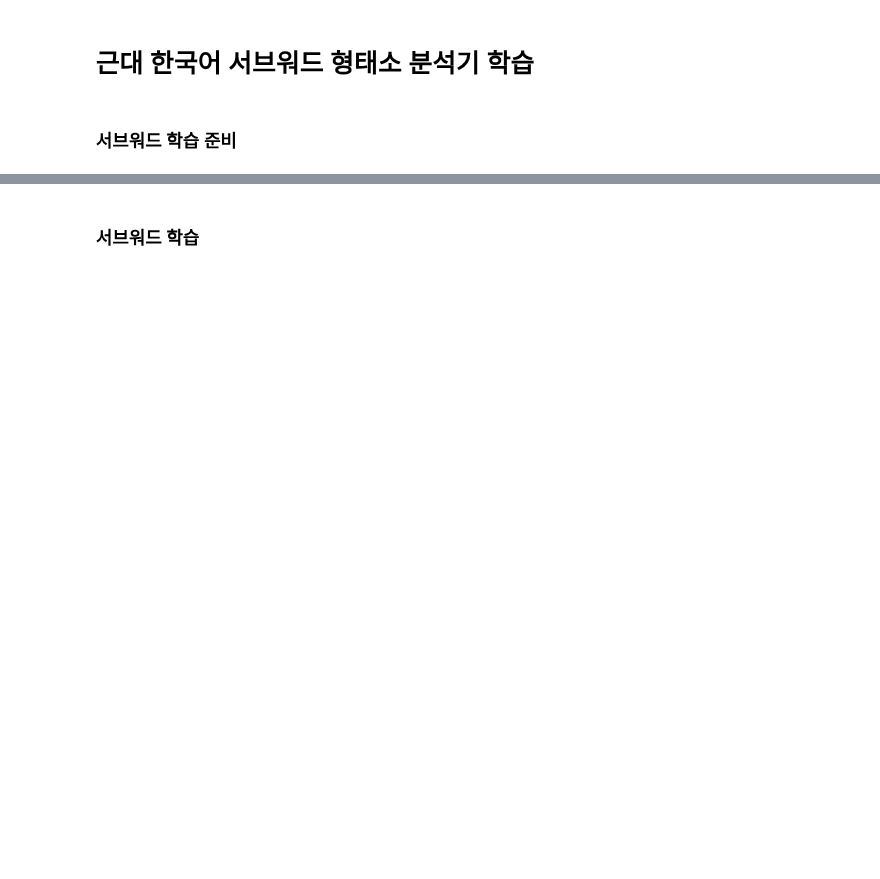
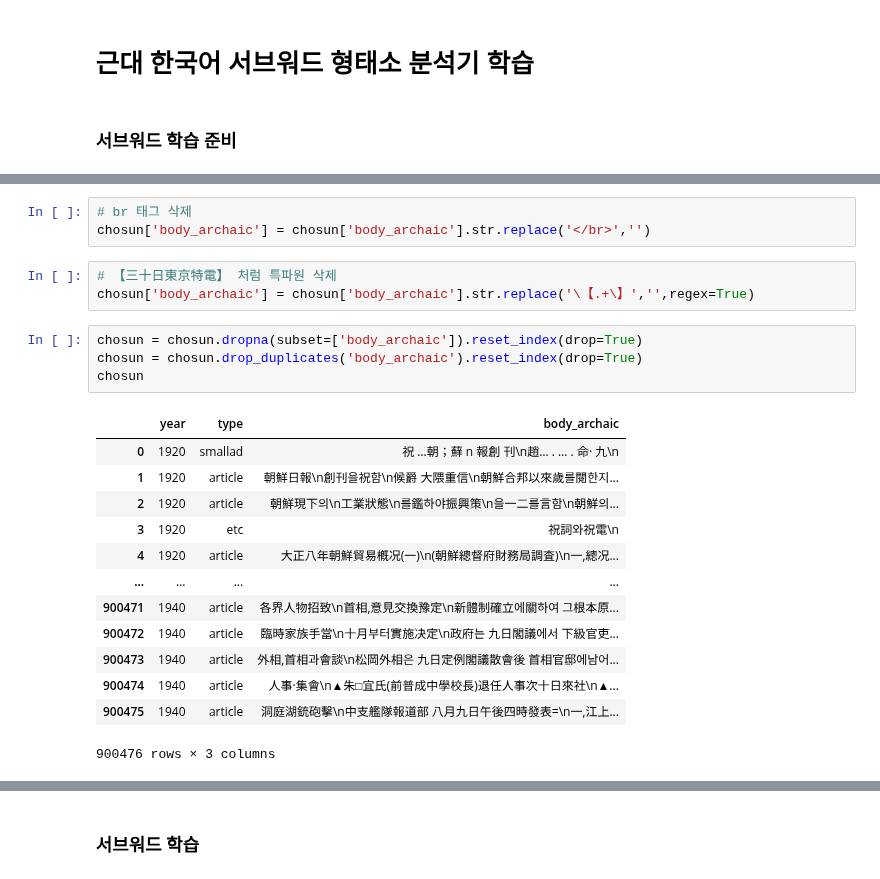
Before and after one commit to ByungjunKim/ModernKoreanSubword, a Jupyter notebook: ModernKoreanSubword_Train.ipynb, the cells around one changed output, grey strips where cells are left out. Drawn from its saved outputs; the diff is of its cells as text; blank space fills up the shorter version.

```diff
--- a/ModernKoreanSubword_Train.ipynb
+++ b/ModernKoreanSubword_Train.ipynb
@@ -165,0 +133,24 @@ import bz2
+# %%
+# br 태그 삭제
+chosun['body_archaic'] = chosun['body_archaic'].str.replace('</br>','')
+# %%
+# 【三十日東京特電】 처럼 특파원 삭제
+chosun['body_archaic'] = chosun['body_archaic'].str.replace('\【.+\】','',regex=True)
+# %%
+chosun = chosun.dropna(subset=['body_archaic']).reset_index(drop=True)
+chosun = chosun.drop_duplicates('body_archaic').reset_index(drop=True)
+chosun
+# %% [output]
+|  | year | type | body_archaic |
+| 0 | 1920 | smallad | 祝 …朝；蘚 n 報創 刊\n趙… . … . 命· 九\n |
+| 1 | 1920 | article | 朝鮮日報\n創刊을祝함\n候爵 大隈重信\n朝鮮合邦以來歲를閱한지... |
+| 2 | 1920 | article | 朝鮮現下의\n工業狀態\n를鑑하야振興策\n을一二를言함\n朝鮮의... |
+| 3 | 1920 | etc | 祝詞와祝電\n |
+| 4 | 1920 | article | 大正八年朝鮮貿易槪况(一)\n(朝鮮總督府財務局調査)\n一,總况... |
+| ... | ... | ... | ... |
+| 900471 | 1940 | article | 各界人物招致\n首相,意見交換豫定\n新體制確立에關하여 그根本原... |
+| 900472 | 1940 | article | 臨時家族手當\n十月부터實施决定\n政府는 九日閣議에서 下級官吏... |
+| 900473 | 1940 | article | 外相,首相과會談\n松岡外相은 九日定例閣議散會後 首相官邸에남어... |
+| 900474 | 1940 | article | 人事·集會\n▲朱□宜氏(前普成中學校長)退任人事次十日來社\n▲... |
+| 900475 | 1940 | article | 洞庭湖銃砲擊\n中支艦隊報道部 八月九日午後四時發表=\n一,江上... |
+900476 rows × 3 columns
```
Also changed, not shown: parts of 63 cells of this notebook.
